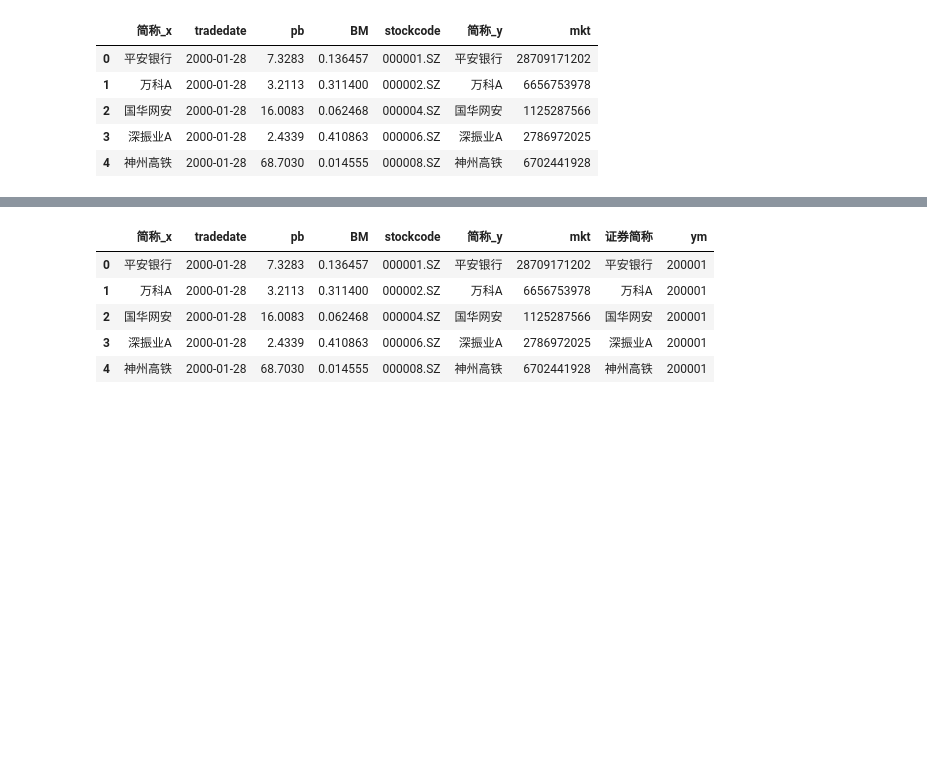
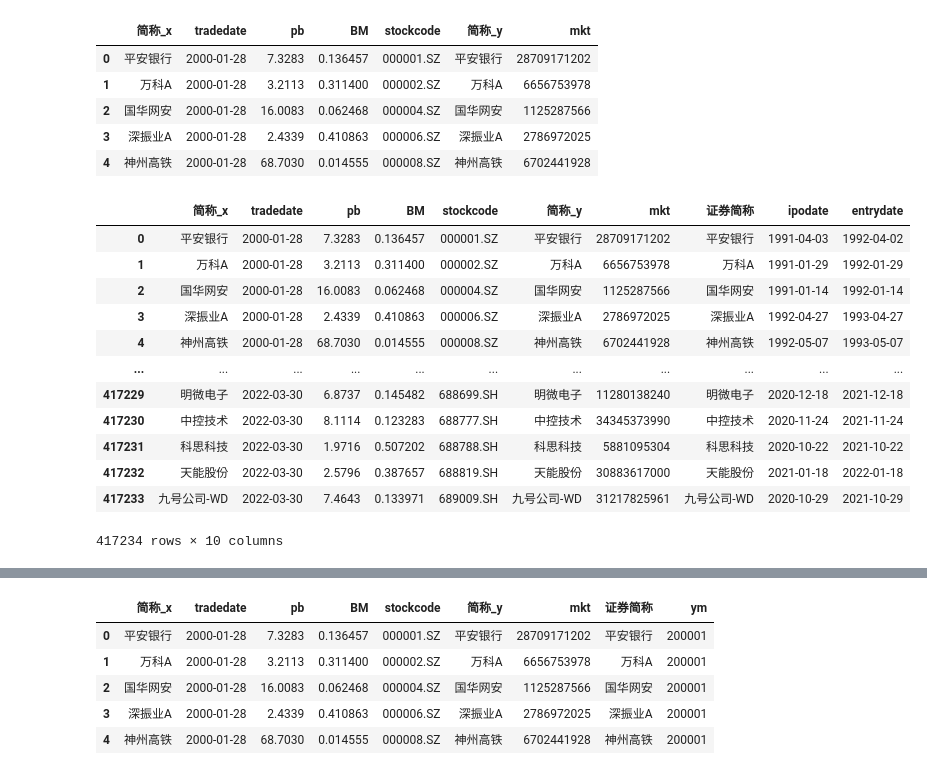
Before and after one commit to shar33/taimount, a Jupyter notebook: new.ipynb, the cells around one changed output, grey strips where cells are left out. Drawn from its saved outputs; the diff is of its cells as text; code cells hidden in the pictures; blank space fills up the shorter version.

```diff
--- a/new.ipynb
+++ b/new.ipynb
@@ -11,7 +11,7 @@ price.head()
 | 3 | 000001.SZ | 平安银行 | 2000-04-28 | 19.06 |
 | 4 | 000001.SZ | 平安银行 | 2000-05-31 | 18.00 |
 # %%
-pb=pd.read_excel(r"D:\研究生毕设\毕设\value premium\数据\A股1.xlsx",sheet_name='pb')
+pb=pd.read_excel(r"./A股1.xlsx",sheet_name='pb')
 pb.head()
 # %% [output]
 |  | stockcode | 简称 | tradedate | pb |
@@ -21,7 +21,7 @@ pb.head()
 | 3 | 000001.SZ | 平安银行 | 2000-04-28 | 10.1965 |
 | 4 | 000001.SZ | 平安银行 | 2000-05-31 | 9.6294 |
 # %%
-mkt=pd.read_excel(r"D:\研究生毕设\毕设\value premium\数据\A股1.xlsx",sheet_name='mkt')
+mkt=pd.read_excel(r"./A股1.xlsx",sheet_name='mkt')
 mkt.head()
 # %% [output]
 |  | stockcode | 简称 | tradedate | mkt |
@@ -200,0 +137,16 @@ f.drop(['ipodate','entrydate'],axis=1,inplace=True)
+# %%
+f
+# %% [output]
+|  | 简称_x | tradedate | pb | BM | stockcode | 简称_y | mkt | 证券简称 | ipodate | entrydate |
+| 0 | 平安银行 | 2000-01-28 | 7.3283 | 0.136457 | 000001.SZ | 平安银行 | 28709171202 | 平安银行 | 1991-04-03 | 1992-04-02 |
+| 1 | 万科A | 2000-01-28 | 3.2113 | 0.311400 | 000002.SZ | 万科A | 6656753978 | 万科A | 1991-01-29 | 1992-01-29 |
+| 2 | 国华网安 | 2000-01-28 | 16.0083 | 0.062468 | 000004.SZ | 国华网安 | 1125287566 | 国华网安 | 1991-01-14 | 1992-01-14 |
+| 3 | 深振业A | 2000-01-28 | 2.4339 | 0.410863 | 000006.SZ | 深振业A | 2786972025 | 深振业A | 1992-04-27 | 1993-04-27 |
+| 4 | 神州高铁 | 2000-01-28 | 68.7030 | 0.014555 | 000008.SZ | 神州高铁 | 6702441928 | 神州高铁 | 1992-05-07 | 1993-05-07 |
+| ... | ... | ... | ... | ... | ... | ... | ... | ... | ... | ... |
+| 417229 | 明微电子 | 2022-03-30 | 6.8737 | 0.145482 | 688699.SH | 明微电子 | 11280138240 | 明微电子 | 2020-12-18 | 2021-12-18 |
+| 417230 | 中控技术 | 2022-03-30 | 8.1114 | 0.123283 | 688777.SH | 中控技术 | 34345373990 | 中控技术 | 2020-11-24 | 2021-11-24 |
+| 417231 | 科思科技 | 2022-03-30 | 1.9716 | 0.507202 | 688788.SH | 科思科技 | 5881095304 | 科思科技 | 2020-10-22 | 2021-10-22 |
+| 417232 | 天能股份 | 2022-03-30 | 2.5796 | 0.387657 | 688819.SH | 天能股份 | 30883617000 | 天能股份 | 2021-01-18 | 2022-01-18 |
+| 417233 | 九号公司-WD | 2022-03-30 | 7.4643 | 0.133971 | 689009.SH | 九号公司-WD | 31217825961 | 九号公司-WD | 2020-10-29 | 2021-10-29 |
+417234 rows × 10 columns
```
Also changed, not shown: parts of 12 cells of this notebook.
